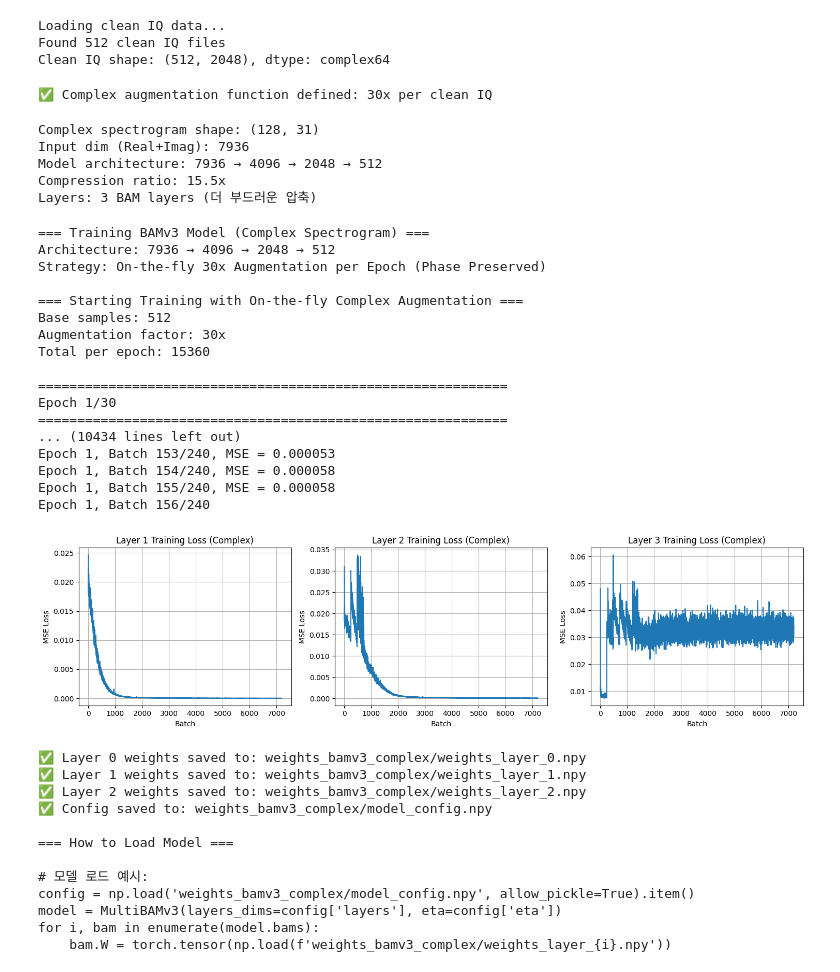
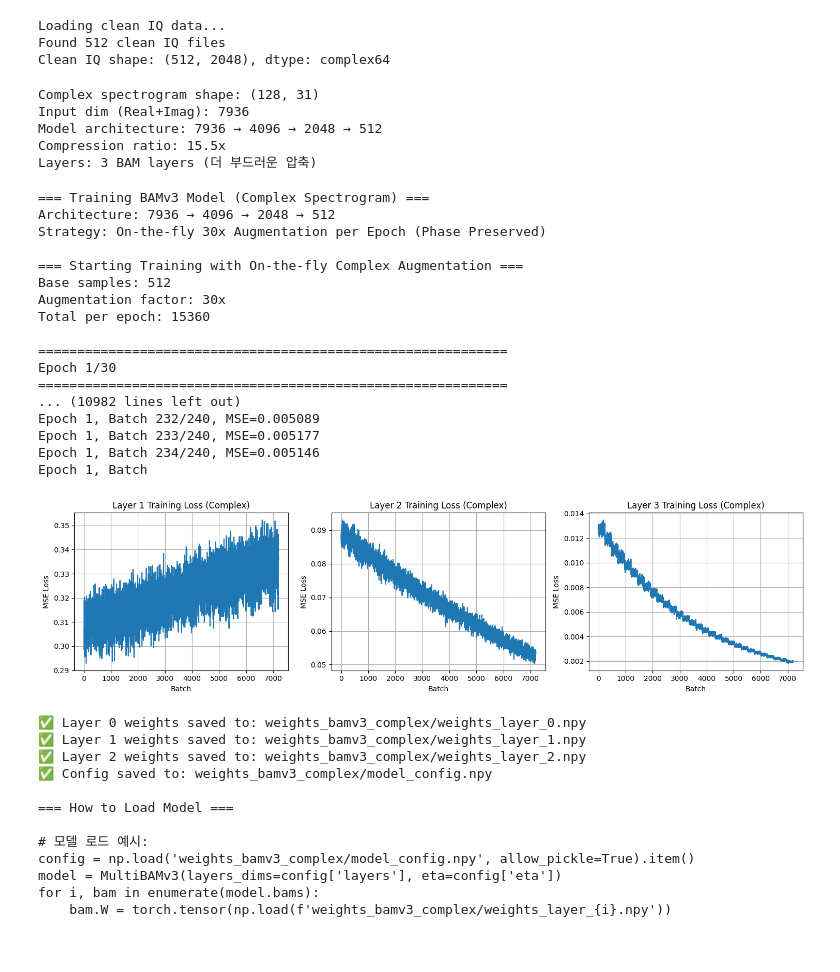
Before and after one commit to gwon9906/LoRa-bam-reconstruction, a Jupyter notebook: Model-experiment-v3-ultra/training_FIXED.ipynb, the cells around one changed output. Saved outputs shown, nothing was run; the diff lists cells and outputs as text; code cells hidden in the pictures.

```diff
--- a/Model-experiment-v3-ultra/training_FIXED.ipynb
+++ b/Model-experiment-v3-ultra/training_FIXED.ipynb
@@ -181,50 +236,3 @@ print(f"Clean IQ shape: {X_clean_iq.shape}, dtype: {X_clean_iq.dtype}")
 Loading clean IQ data...
 Found 512 clean IQ files
 Clean IQ shape: (512, 2048), dtype: complex64
-# %%
-########################################
-##  2. 데이터 증강 함수 정의          ##
-########################################
-
-# SNR 범위 설정 (SNR에 집중)
-SNR_MIN = -20
-SNR_MAX = 0
-AUGMENT_FACTOR = 30  # 각 클린 IQ를 30배로 증강
-
-def augment_dataset(X_clean_iq, augment_factor=30):
-    """
-    클린 IQ를 N배로 증강 (매번 다른 랜덤 노이즈 추가)
-    Complex 스펙트로그램 사용 (Phase 정보 보존)
-
-    Returns:
-        X_noisy_flat: (512*augment_factor, input_dim) 형태
-        norm_params_list: 각 샘플의 역정규화 파라미터
-    """
-    print(f"\nGenerating {len(X_clean_iq)} × {augment_factor} = {len(X_clean_iq) * augment_factor} augmented samples...")
-
-    X_noisy_flat_list = []
-    norm_params_list = []
-
-    for clean_iq in X_clean_iq:
-        for _ in range(augment_factor):
-            # 랜덤 SNR 선택
-            snr = np.random.randint(SNR_MIN, SNR_MAX + 1)
-
-            # 노이즈 추가
-            noisy_iq = lora.awgn_iq(clean_iq, snr)
-
-            # Complex 스펙트로그램 생성 (Phase 보존)
-            spec_flat, norm_params = generate_complex_spectrogram(noisy_iq, fs, bw)
-            X_noisy_flat_list.append(spec_flat)
-            norm_params_list.append(norm_params)
-
-    X_noisy_flat = np.array(X_noisy_flat_list)
-
-    print(f"Augmented dataset shape: {X_noisy_flat.shape}")
-    print(f"  - Real/Imag combined (Phase preserved)")
-
-    return X_noisy_flat, norm_params_list
-
-print(f"✅ Complex augmentation function defined: {AUGMENT_FACTOR}x per clean IQ")
-# %% [output]
-✅ Complex augmentation function defined: 30x per clean IQ
@@ -261,7 +337,7 @@ print(f"Architecture: {' → '.join(map(str, layers))}")
 print(f"Strategy: On-the-fly 30x Augmentation per Epoch (Phase Preserved)")
 
 # BAMv3 모델 생성 (학습률 조정: 3-layer BAM에 적합한 lr)
-model = MultiBAMv3(layers_dims=layers, eta=5e-4)
+model = MultiBAMv3(layers_dims=layers, eta=1e-5, max_update_norm=1.0, weight_decay=1e-4)
 
 # 학습 플래그
 TRAIN = True # 테스트 전에는 False
@@ -285,10 +361,9 @@ if TRAIN:
         print(f"{'='*60}")
 
         # 30배 증강된 Complex 데이터 생성 (매 epoch마다 다른 노이즈!)
-        X_augmented, _ = augment_dataset(X_clean_iq, AUGMENT_FACTOR)
+        X_noisy, X_clean, _ = augment_dataset(X_clean_iq, AUGMENT_FACTOR)
+        layer_losses = model.train(X_noisy, X_clean, num_epochs=1, batch_size=batch_size)
 
-        # 1 epoch만 학습 (이미 증강된 데이터로)
-        layer_losses = model.train(X_augmented, num_epochs=1, batch_size=batch_size)
 
         # Loss 기록
         for i, losses in enumerate(layer_losses):
@@ -298,39 +373,39 @@ if TRAIN:
 
     # Loss 플롯 (각 layer별)
     fig, axes = plt.subplots(1, len(all_layer_losses), figsize=(15, 4))
     if len(all_layer_losses) == 1:
         axes = [axes]
 
     for i, losses in enumerate(all_layer_losses):
         axes[i].plot(losses)
         axes[i].set_xlabel('Batch')
         axes[i].set_ylabel('MSE Loss')
         axes[i].set_title(f'Layer {i+1} Training Loss (Complex)')
         axes[i].grid(True)
 
     plt.tight_layout()
     plt.show()
 else:
     print("\nTraining skipped (TRAIN=False)")
 # %% [output]
 === Training BAMv3 Model (Complex Spectrogram) ===
 Architecture: 7936 → 4096 → 2048 → 512
 Strategy: On-the-fly 30x Augmentation per Epoch (Phase Preserved)
 
 === Starting Training with On-the-fly Complex Augmentation ===
 Base samples: 512
 Augmentation factor: 30x
 Total per epoch: 15360
 
 ============================================================
 Epoch 1/30
 ============================================================
-... (10434 lines left out)
-Epoch 1, Batch 153/240, MSE = 0.000053
-Epoch 1, Batch 154/240, MSE = 0.000058
-Epoch 1, Batch 155/240, MSE = 0.000058
-Epoch 1, Batch 156/240
+... (10982 lines left out)
+Epoch 1, Batch 232/240, MSE=0.005089
+Epoch 1, Batch 233/240, MSE=0.005177
+Epoch 1, Batch 234/240, MSE=0.005146
+Epoch 1, Batch
-[figure, old version]
+[figure, new version]
 # %%
 ########################################
 ##  5. 모델 저장                     ##
```
Also changed, not shown: parts of 10 cells of this notebook, 5 other files.
